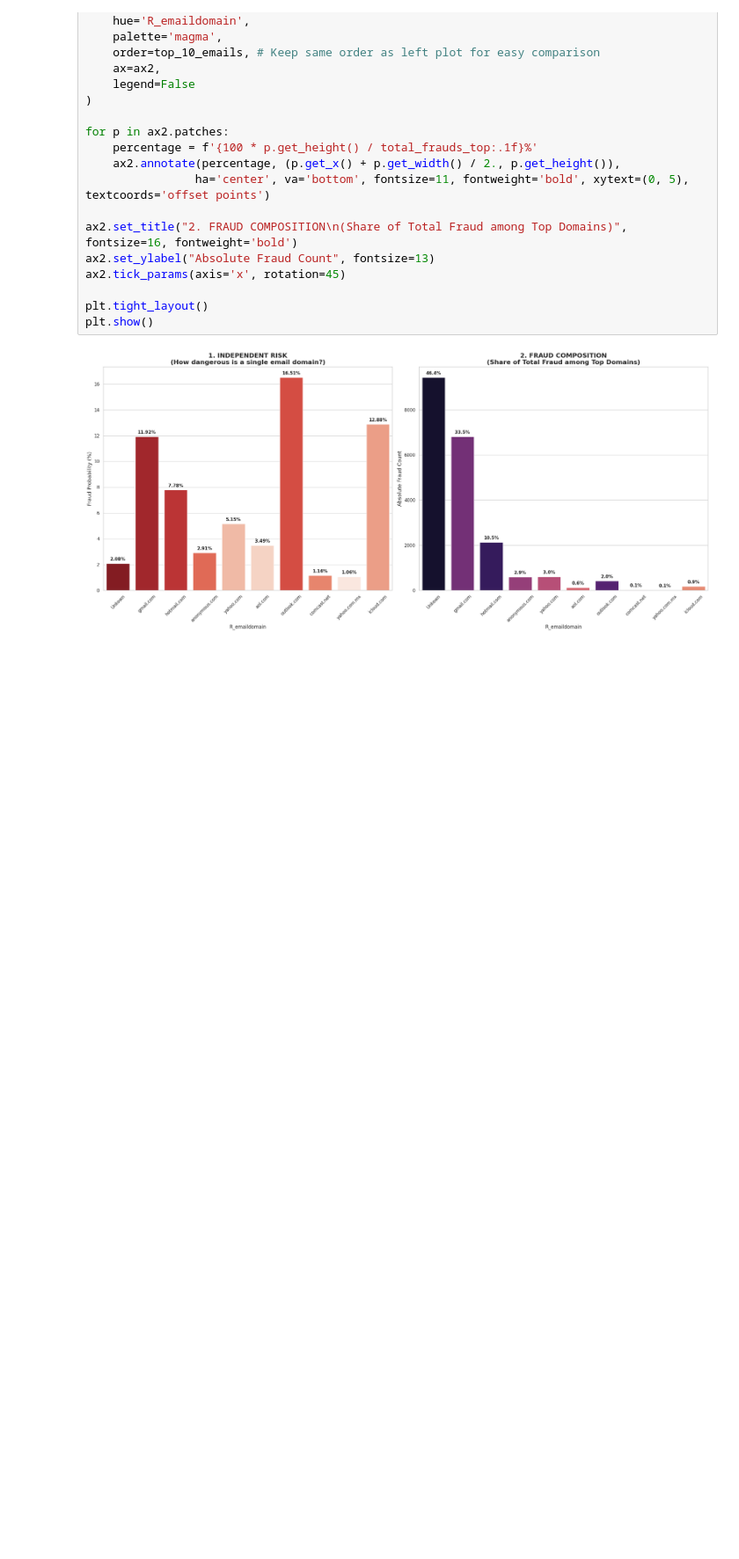
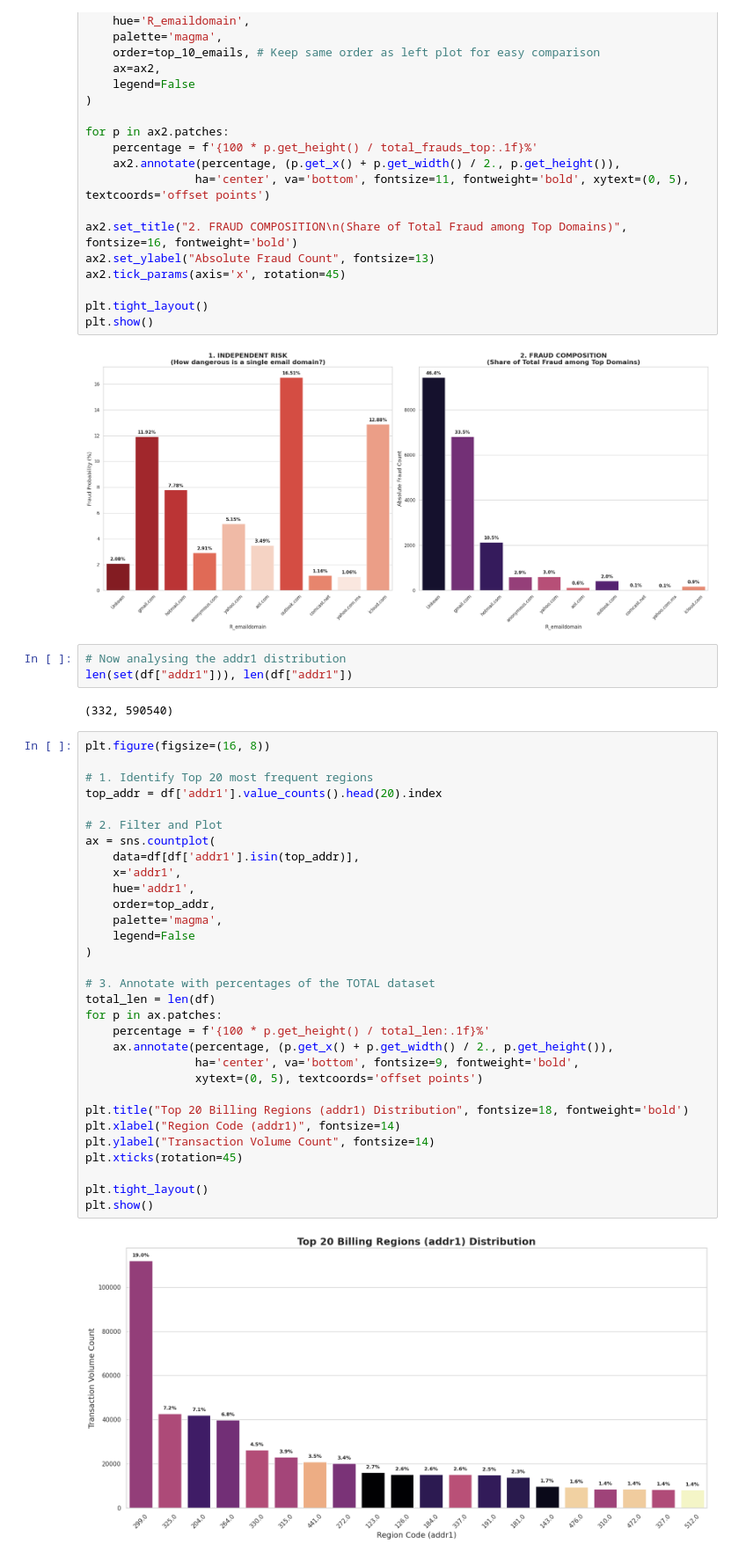
Before and after one commit to VaradBhagwat5/FedAudit, a Jupyter notebook: notebooks/data_visualisation.ipynb, the cells around one changed output. Shown at 88% size. Drawn from its saved outputs; the diff is of its cells as text; blank space fills up the shorter version.

```diff
--- a/notebooks/data_visualisation.ipynb
+++ b/notebooks/data_visualisation.ipynb
@@ -781,3 +781,41 @@ plt.tight_layout()
 plt.show()
 # %% [output]
 [figure]
+# %%
+# Now analysing the addr1 distribution
+len(set(df["addr1"])), len(df["addr1"])
+# %% [output]
+(332, 590540)
+# %%
+plt.figure(figsize=(16, 8))
+
+# 1. Identify Top 20 most frequent regions
+top_addr = df['addr1'].value_counts().head(20).index
+
+# 2. Filter and Plot
+ax = sns.countplot(
+    data=df[df['addr1'].isin(top_addr)],
+    x='addr1',
+    hue='addr1',
+    order=top_addr,
+    palette='magma',
+    legend=False
+)
+
+# 3. Annotate with percentages of the TOTAL dataset
+total_len = len(df)
+for p in ax.patches:
+    percentage = f'{100 * p.get_height() / total_len:.1f}%'
+    ax.annotate(percentage, (p.get_x() + p.get_width() / 2., p.get_height()),
+                ha='center', va='bottom', fontsize=9, fontweight='bold',
+                xytext=(0, 5), textcoords='offset points')
+
+plt.title("Top 20 Billing Regions (addr1) Distribution", fontsize=18, fontweight='bold')
+plt.xlabel("Region Code (addr1)", fontsize=14)
+plt.ylabel("Transaction Volume Count", fontsize=14)
+plt.xticks(rotation=45)
+
+plt.tight_layout()
+plt.show()
+# %% [output]
+[figure, added]
```
Also changed, not shown: parts of 7 cells of this notebook.
